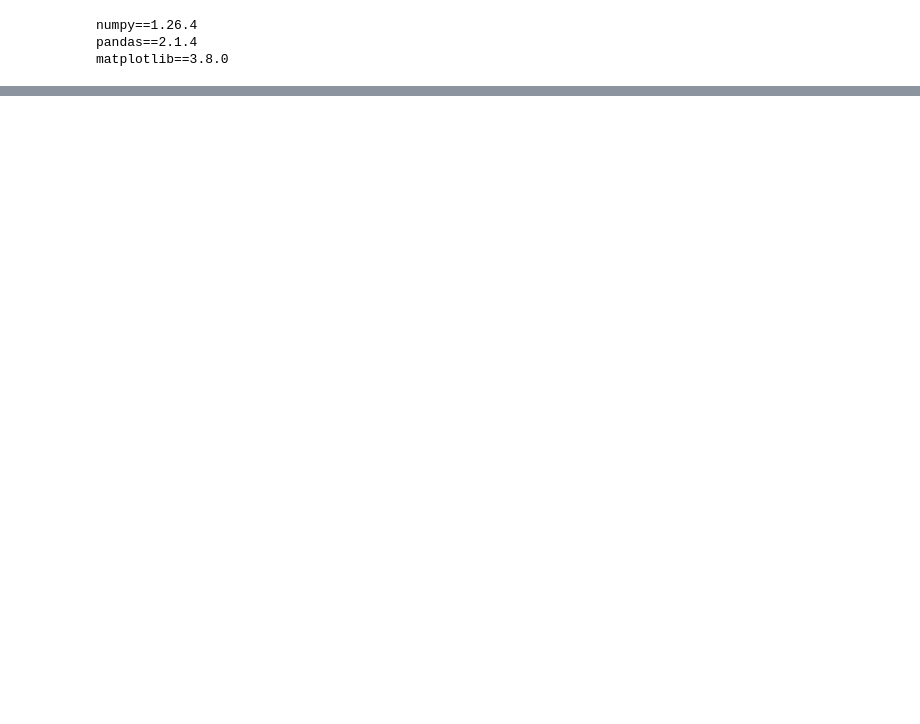
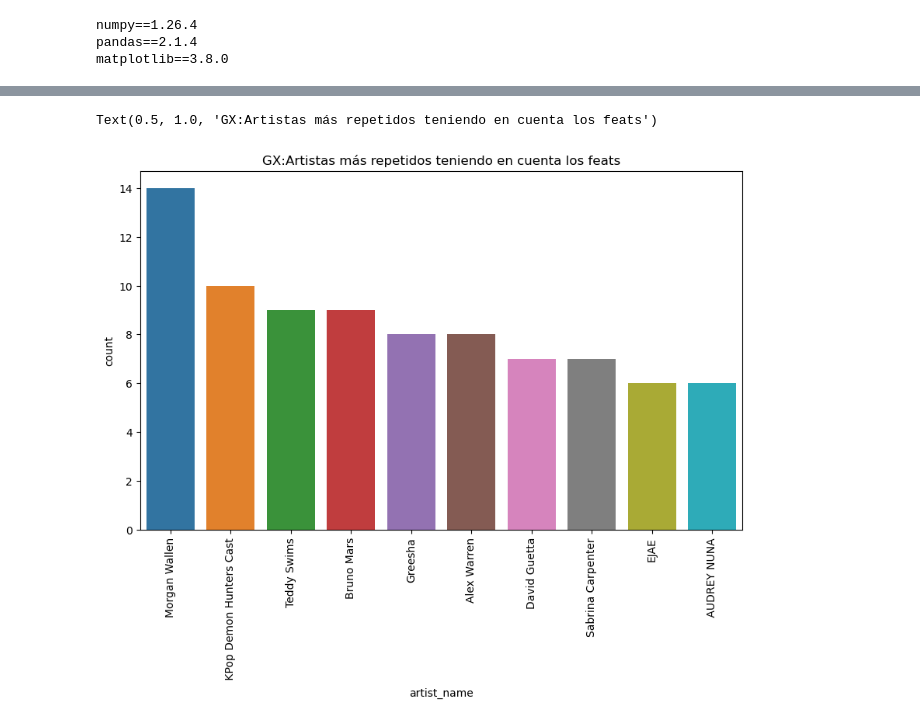
Before and after one commit to ElbaLopeSan/proyecto_inicial_DAI03RT, a Jupyter notebook: Visualization.ipynb, the cells around one changed output, grey strips where cells are left out. Saved outputs shown, nothing was run; the diff lists cells and outputs as text; code cells hidden in the pictures; blank space fills up the shorter version.

```diff
--- a/Visualization.ipynb
+++ b/Visualization.ipynb
@@ -267,0 +270,16 @@ plt.xticks(rotation=90)
+# %%
+artistas=[]
+for i in df['artist_name']:
+    artistas.append(i)
+for i in df[df['feats'].notna()]['feats'].apply(lambda x: x.split(',')).explode():
+    artistas.append(i)
+
+plt.figure(figsize=(10, 6))
+df_artistas=pd.DataFrame()
+df_artistas["artist_name"]=artistas
+sns.countplot(data=df_artistas, x="artist_name", order=df_artistas["artist_name"].value_counts().index[:10])
+plt.xticks(rotation=90)
+plt.title("GX:Artistas más repetidos teniendo en cuenta los feats")
+# %% [output]
+Text(0.5, 1.0, 'GX:Artistas más repetidos teniendo en cuenta los feats')
+[figure, added]
```
Also changed, not shown: parts of 18 cells of this notebook.
